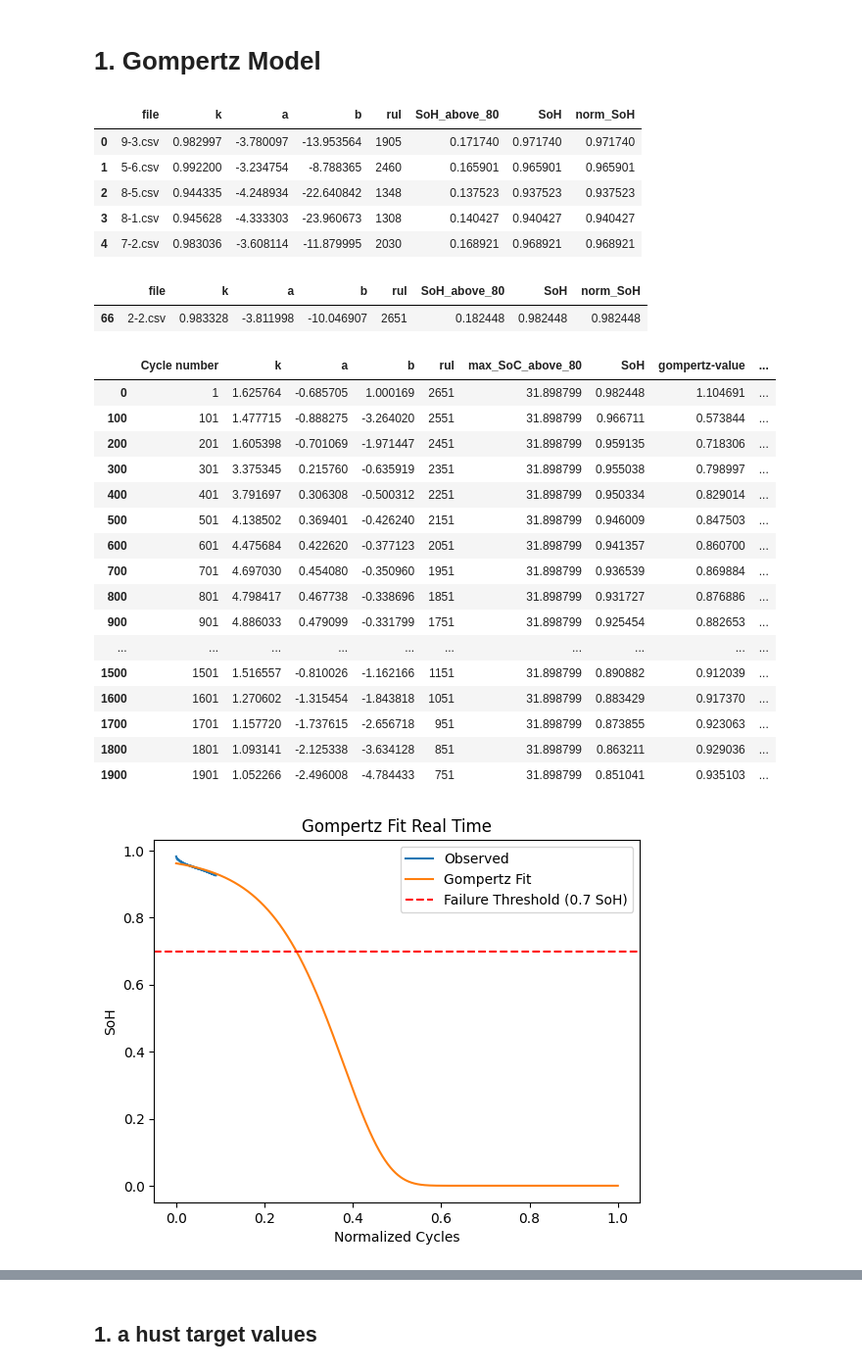
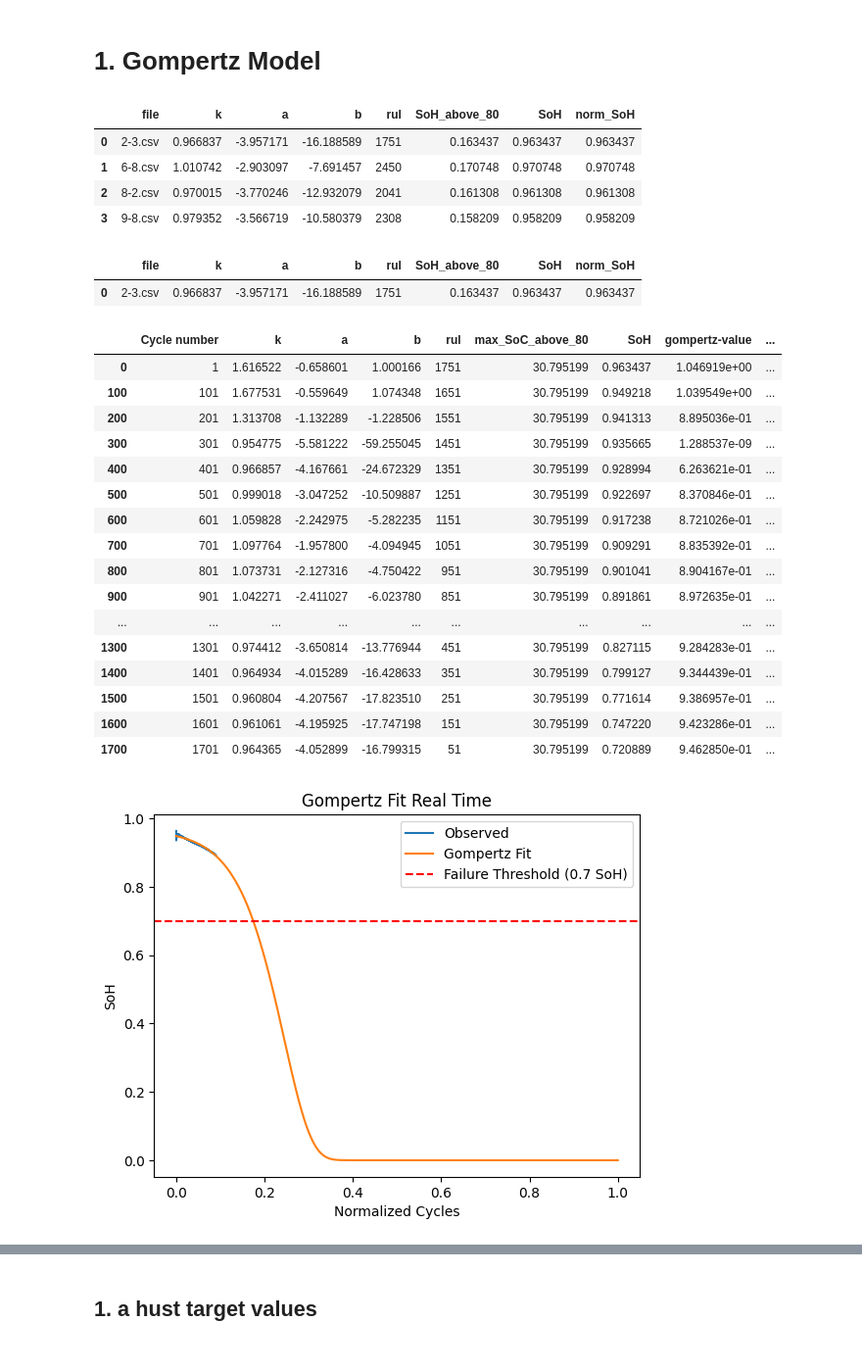
Before and after one commit to DeKUT-DSAIL/gi-lstms, a Jupyter notebook: main/hust-ginn-modelling-pipeline.ipynb, the cells around one changed output, grey strips where cells are left out. Shown at 98% size. Cells and saved outputs as stored; diff of their text form; code cells hidden in the pictures.

```diff
--- a/main/hust-ginn-modelling-pipeline.ipynb
+++ b/main/hust-ginn-modelling-pipeline.ipynb
@@ -2,45 +2,44 @@
 # 1. Gompertz Model
 # %%
 import pandas as pd
-base_path = "/kaggle/input/hust-preprocessed-data/"
+base_path = ""
 gcycles_path = base_path+"gompertz-parameters-per-cycle/"
-df_hust_gompertz = pd.read_csv("/kaggle/input/hust-preprocessed-data/hust_gompertz_params.csv")
+df_hust_gompertz = pd.read_csv("hust_gompertz_params.csv")
 
 df_hust_gompertz.head()
 # %% [output]
 |  | file | k | a | b | rul | SoH_above_80 | SoH | norm_SoH |
-| 0 | 9-3.csv | 0.982997 | -3.780097 | -13.953564 | 1905 | 0.171740 | 0.971740 | 0.971740 |
-| 1 | 5-6.csv | 0.992200 | -3.234754 | -8.788365 | 2460 | 0.165901 | 0.965901 | 0.965901 |
-| 2 | 8-5.csv | 0.944335 | -4.248934 | -22.640842 | 1348 | 0.137523 | 0.937523 | 0.937523 |
-| 3 | 8-1.csv | 0.945628 | -4.333303 | -23.960673 | 1308 | 0.140427 | 0.940427 | 0.940427 |
-| 4 | 7-2.csv | 0.983036 | -3.608114 | -11.879995 | 2030 | 0.168921 | 0.968921 | 0.968921 |
+| 0 | 2-3.csv | 0.966837 | -3.957171 | -16.188589 | 1751 | 0.163437 | 0.963437 | 0.963437 |
+| 1 | 6-8.csv | 1.010742 | -2.903097 | -7.691457 | 2450 | 0.170748 | 0.970748 | 0.970748 |
+| 2 | 8-2.csv | 0.970015 | -3.770246 | -12.932079 | 2041 | 0.161308 | 0.961308 | 0.961308 |
+| 3 | 9-8.csv | 0.979352 | -3.566719 | -10.580379 | 2308 | 0.158209 | 0.958209 | 0.958209 |
 # %%
-df_hust_gompertz[df_hust_gompertz['file']=='2-2.csv']
+df_hust_gompertz[df_hust_gompertz['file']=='2-3.csv']
 # %% [output]
 |  | file | k | a | b | rul | SoH_above_80 | SoH | norm_SoH |
-| 66 | 2-2.csv | 0.983328 | -3.811998 | -10.046907 | 2651 | 0.182448 | 0.982448 | 0.982448 |
+| 0 | 2-3.csv | 0.966837 | -3.957171 | -16.188589 | 1751 | 0.163437 | 0.963437 | 0.963437 |
 # %%
-df_eg = pd.read_csv(gcycles_path+'2-2-hust_gompertz_params.csv')
+df_eg = pd.read_csv(gcycles_path+'2-3-hust_gompertz_params.csv')
 
 df_eg.iloc[::100].head(20)
 # %% [output]
 |  | Cycle number | k | a | b | rul | max_SoC_above_80 | SoH | gompertz-value | ... |
-| 0 | 1 | 1.625764 | -0.685705 | 1.000169 | 2651 | 31.898799 | 0.982448 | 1.104691 | ... |
-| 100 | 101 | 1.477715 | -0.888275 | -3.264020 | 2551 | 31.898799 | 0.966711 | 0.573844 | ... |
-| 200 | 201 | 1.605398 | -0.701069 | -1.971447 | 2451 | 31.898799 | 0.959135 | 0.718306 | ... |
-| 300 | 301 | 3.375345 | 0.215760 | -0.635919 | 2351 | 31.898799 | 0.955038 | 0.798997 | ... |
-| 400 | 401 | 3.791697 | 0.306308 | -0.500312 | 2251 | 31.898799 | 0.950334 | 0.829014 | ... |
-| 500 | 501 | 4.138502 | 0.369401 | -0.426240 | 2151 | 31.898799 | 0.946009 | 0.847503 | ... |
-| 600 | 601 | 4.475684 | 0.422620 | -0.377123 | 2051 | 31.898799 | 0.941357 | 0.860700 | ... |
-| 700 | 701 | 4.697030 | 0.454080 | -0.350960 | 1951 | 31.898799 | 0.936539 | 0.869884 | ... |
-| 800 | 801 | 4.798417 | 0.467738 | -0.338696 | 1851 | 31.898799 | 0.931727 | 0.876886 | ... |
-| 900 | 901 | 4.886033 | 0.479099 | -0.331799 | 1751 | 31.898799 | 0.925454 | 0.882653 | ... |
+| 0 | 1 | 1.616522 | -0.658601 | 1.000166 | 1751 | 30.795199 | 0.963437 | 1.046919e+00 | ... |
+| 100 | 101 | 1.677531 | -0.559649 | 1.074348 | 1651 | 30.795199 | 0.949218 | 1.039549e+00 | ... |
+| 200 | 201 | 1.313708 | -1.132289 | -1.228506 | 1551 | 30.795199 | 0.941313 | 8.895036e-01 | ... |
+| 300 | 301 | 0.954775 | -5.581222 | -59.255045 | 1451 | 30.795199 | 0.935665 | 1.288537e-09 | ... |
+| 400 | 401 | 0.966857 | -4.167661 | -24.672329 | 1351 | 30.795199 | 0.928994 | 6.263621e-01 | ... |
+| 500 | 501 | 0.999018 | -3.047252 | -10.509887 | 1251 | 30.795199 | 0.922697 | 8.370846e-01 | ... |
+| 600 | 601 | 1.059828 | -2.242975 | -5.282235 | 1151 | 30.795199 | 0.917238 | 8.721026e-01 | ... |
+| 700 | 701 | 1.097764 | -1.957800 | -4.094945 | 1051 | 30.795199 | 0.909291 | 8.835392e-01 | ... |
+| 800 | 801 | 1.073731 | -2.127316 | -4.750422 | 951 | 30.795199 | 0.901041 | 8.904167e-01 | ... |
+| 900 | 901 | 1.042271 | -2.411027 | -6.023780 | 851 | 30.795199 | 0.891861 | 8.972635e-01 | ... |
 | ... | ... | ... | ... | ... | ... | ... | ... | ... | ... |
-| 1500 | 1501 | 1.516557 | -0.810026 | -1.162166 | 1151 | 31.898799 | 0.890882 | 0.912039 | ... |
-| 1600 | 1601 | 1.270602 | -1.315454 | -1.843818 | 1051 | 31.898799 | 0.883429 | 0.917370 | ... |
-| 1700 | 1701 | 1.157720 | -1.737615 | -2.656718 | 951 | 31.898799 | 0.873855 | 0.923063 | ... |
-| 1800 | 1801 | 1.093141 | -2.125338 | -3.634128 | 851 | 31.898799 | 0.863211 | 0.929036 | ... |
-| 1900 | 1901 | 1.052266 | -2.496008 | -4.784433 | 751 | 31.898799 | 0.851041 | 0.935103 | ... |
+| 1300 | 1301 | 0.974412 | -3.650814 | -13.776944 | 451 | 30.795199 | 0.827115 | 9.284283e-01 | ... |
+| 1400 | 1401 | 0.964934 | -4.015289 | -16.428633 | 351 | 30.795199 | 0.799127 | 9.344439e-01 | ... |
+| 1500 | 1501 | 0.960804 | -4.207567 | -17.823510 | 251 | 30.795199 | 0.771614 | 9.386957e-01 | ... |
+| 1600 | 1601 | 0.961061 | -4.195925 | -17.747198 | 151 | 30.795199 | 0.747220 | 9.423286e-01 | ... |
+| 1700 | 1701 | 0.964365 | -4.052899 | -16.799315 | 51 | 30.795199 | 0.720889 | 9.462850e-01 | ... |
 # %%
 import numpy as np
 from scipy.optimize import curve_fit
@@ -55,35 +54,35 @@ def gompertz_func(x,k,a,b):
 
 x_data = np.array(df_eg['Cycle number'][:threshold].to_list())/10000.0
 y_data = np.array(df_eg['SoH'][:threshold].to_list())
 
 
 # Check input length
 assert len(x_data) >= 3 and len(y_data) >= 3, "Need at least 3 data points"
 
 # Initial guess
-p0 = [0.983328,-3.811998,-10.046907]
+p0 = [0.966837,-3.957171,-16.188589]
 
 # Fit the curve
 #popt, _ = curve_fit(gompertz, x_data, y_data, p0=p0, maxfev=10000)
 popt = np.array(p0)#,# _ = curve_fit(gompertz, x_data, y_data, p0=p0, maxfev=10000)
 # Predict
 x_future = np.linspace(0, 1, 10000)
 y_pred = gompertz_func(x_future, *popt)
 
 # Plot
 plt.plot(x_data, y_data, label='Observed')
 plt.plot(x_future, y_pred, '-', label='Gompertz Fit')
 # plt.axhline(0.02, color='red', linestyle='--', label='Threshold')
 # plt.legend()
 plt.xlabel("Normalized Cycles")
 plt.ylabel("SoH")
 plt.axhline(y=0.7, color='r', linestyle='--', label=f'Failure Threshold (0.7 SoH)')
 plt.title("Gompertz Fit Real Time")
 plt.grid(False)
 plt.legend()
 plt.show()
 # %% [output]
-[figure, old version]
+[figure, new version]
 # %%
 x_data = np.array(df_eg['Cycle number'].to_list())/10000.0
 y_data = np.array(df_eg['SoH'].to_list())
```
Also changed, not shown: parts of 66 cells of this notebook.
